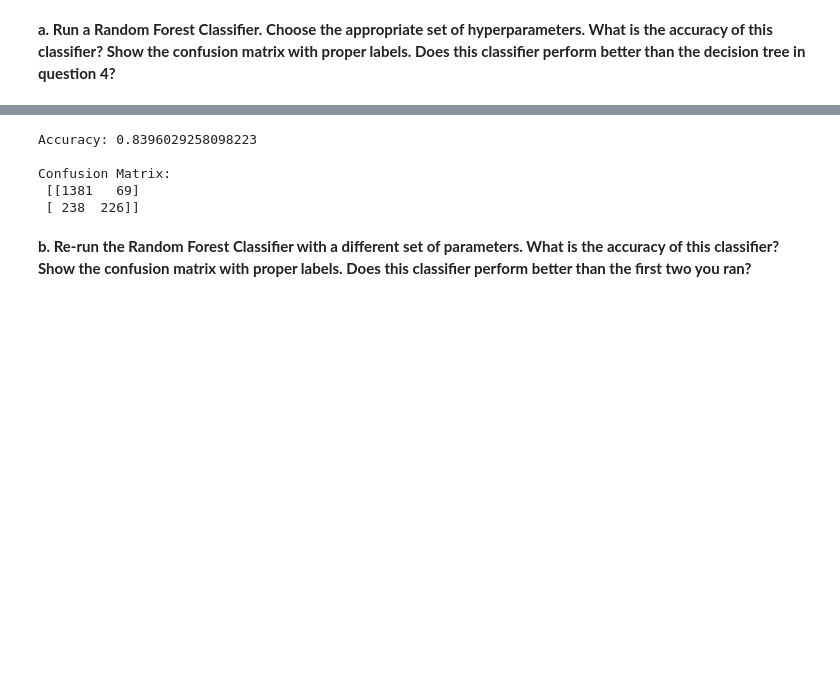
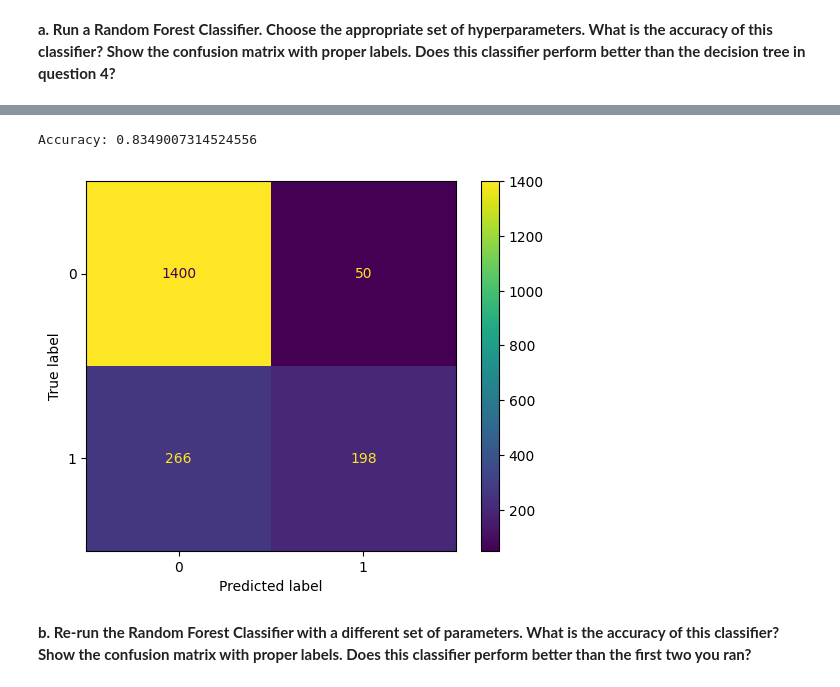
Before and after one commit to EviIius/6211_Advanced_BA, a Jupyter notebook: Assignment2_RandomF_SVM/Random_F-SVM.ipynb, the cells around one changed output, grey strips where cells are left out. Cells and saved outputs as stored; diff of their text form; code cells hidden in the pictures; blank space fills up the shorter version.

```diff
--- a/Assignment2_RandomF_SVM/Random_F-SVM.ipynb
+++ b/Assignment2_RandomF_SVM/Random_F-SVM.ipynb
@@ -274,18 +275,18 @@ End search time: 2024-02-20 15:13:58.411439
-# %%
-# Calculate accuracy of Random Forest
-accuracy = metrics.accuracy_score(y_test, y_pred_rf)
-
-# Calculate confusion matrix
-conf_matrix = metrics.confusion_matrix(y_test, y_pred_rf)
-
-# Print accuracy, and confusion matrix
-print("\nAccuracy:", accuracy)
-print("\nConfusion Matrix:\n", conf_matrix)
-# %% [output]
-Accuracy: 0.8396029258098223
-
-Confusion Matrix:
- [[1381   69]
- [ 238  226]]
+# %%
+# confusion matrix
+
+final_model_rf = grid.best_estimator_
+
+y_pred = final_model_rf.predict(X_test)
+
+# get accuracy and confusion matrix
+accuracy = metrics.accuracy_score(y_test, y_pred)
+print("\nAccuracy:", accuracy)
+
+cm = metrics.confusion_matrix(y_test,y_pred) # row - true value; column - predicted
+disp = metrics.ConfusionMatrixDisplay(confusion_matrix=cm).plot()
+# %% [output]
+Accuracy: 0.8349007314524556
+[figure, added]
 # %% [markdown]
 **b. Re-run the Random Forest Classifier with a different set of parameters. What is the accuracy of this classifier?  Show the confusion matrix with proper labels.  Does this classifier perform better than the first two you ran?**
```
Also changed, not shown: parts of 7 cells of this notebook.
